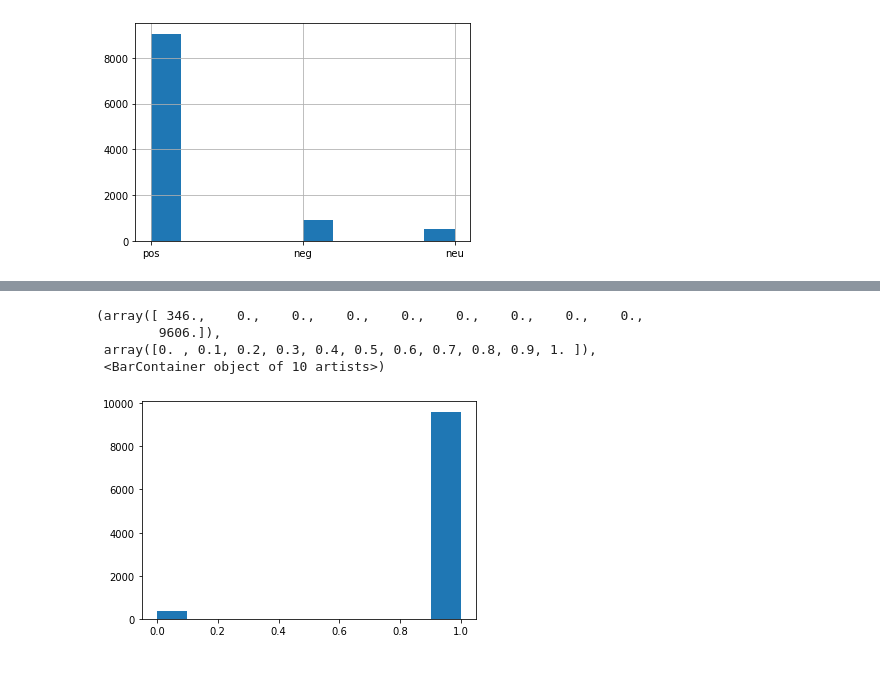
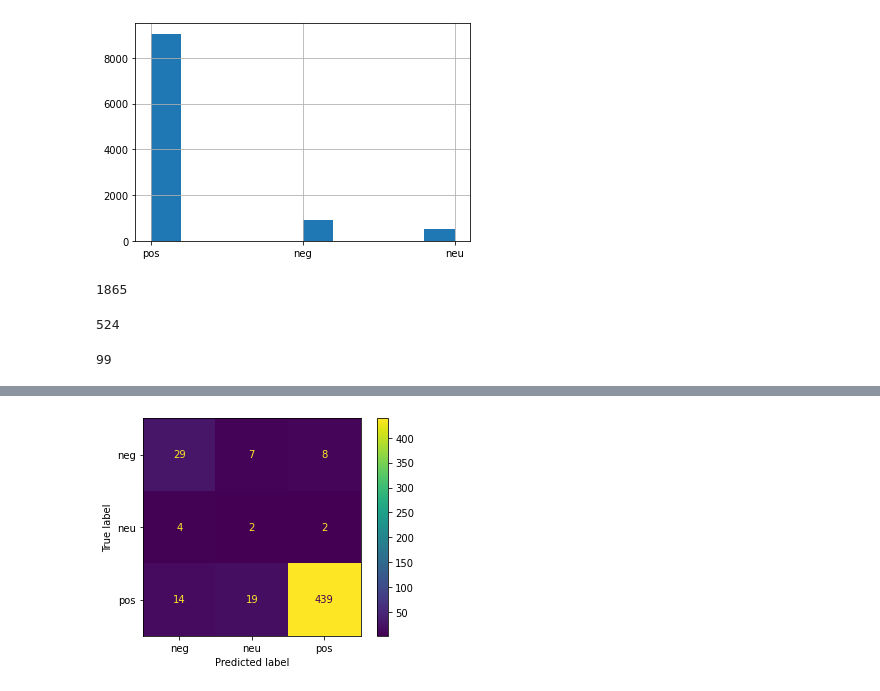
Before and after one commit to emroczko/NLP, a Jupyter notebook: linear_model_experiments.ipynb, the cells around one changed output, grey strips where cells are left out. Saved outputs shown, nothing was run; the diff lists cells and outputs as text; code cells hidden in the pictures.

Commit message:
linear model experiments fix and final doc start

```diff
--- a/linear_model_experiments.ipynb
+++ b/linear_model_experiments.ipynb
@@ -81,3 +79,5 @@ def getDatasets(dataset_path, BATCH_SIZE, trainer):
+# %%
+results = pd.DataFrame(columns=['experimentName', 'accuracy', 'recall', 'f1_score', 'training samples'])
 # %%
 ptm = pd.read_json("FinalDatasets/complete_dataset_ptm.json")
 # %%
@@ -85,7 +85,20 @@ ptm['label'].hist()
 # %% [output]
 <AxesSubplot:>
 [figure]
+# %%
+len(train_dataloader.dataset)
+# %% [output]
+1865
+# %%
+len(valid_dataloader.dataset)
+# %% [output]
+524
+# %%
+len(test_dataloader.dataset)
+# %% [output]
+99
 # %%
+experimentName = "training on complete_dataset_ptm"
 # Hyperparameters
 EPOCHS = 10  # epoch
 LR = 5  # learning rate
@@ -96,25 +109,21 @@ device = torch.device("cuda" if torch.cuda.is_available() else "cpu")
 dataset = reviews(root=dataset_path, split='train')
 
 trainer = Trainer(dataset, device, LR)
-# train_dataloader, test_dataloader = getDatasets(dataset_path, BATCH_SIZE, trainer)
-train_dataloader, valid_dataloader, test_dataloader = getDatasets(dataset_path, BATCH_SIZE, trainer)
+train_dataloader, test_dataloader = getDatasets(dataset_path, BATCH_SIZE, trainer)
 train(trainer, train_dataloader, test_dataloader)
 
+preds, labels = predict(trainer, train_dataloader)
+eval = evaluate(trainer, test_dataloader, experimentName)
+results = pd.concat([results, eval])
 
-# train(trainer, dataset_path)
+ex_text_str1 = "Super mega proszek, bardzo dobry"
+ex_text_str2 = "Totalny badziew szkoda pieniędzy, beznadziejny, porażka."
+ex_text_str3 = "Nie domywa ale ładnie pachnie. Zostają smugi"
+ex_text_str4 = "Nie rozpuszczają się, dobrze domywają, ładnie pachną, ale bardzo drogie"
 
-# reviews_labels = {1: "Negative",
-#                     2: "Neutral",
-#                     3: "Positive"}
-
-# ex_text_str1 = "Super mega proszek, bardzo dobry"
-# ex_text_str2 = "Totalny badziew szkoda pieniędzy, beznadziejny, porażka"
-# ex_text_str3 = "Nie domywa ale ładnie pachnie. Zostają smugi"
-# ex_text_str4 = "Nie rozpuszczają się, dobrze domywają, ładnie pachną, ale bardzo drogie"
-
-# print("This is a %s review" % reviews_labels[trainer.predict(ex_text_str1)])
-# print("This is a %s review" % reviews_labels[trainer.predict(ex_text_str2)])
-# print("This is a %s review" % reviews_labels[trainer.predict(ex_text_str3)])
-# print("This is a %s review" % reviews_labels[trainer.predict(ex_text_str4)])
+print(f"LABEL: {reviews_labels[predictSingleEntry(trainer, ex_text_str1)]} TXT: {ex_text_str1}")
+print(f"LABEL: {reviews_labels[predictSingleEntry(trainer, ex_text_str2)]} TXT: {ex_text_str2}")
+print(f"LABEL: {reviews_labels[predictSingleEntry(trainer, ex_text_str3)]} TXT: {ex_text_str3}")
+print(f"LABEL: {reviews_labels[predictSingleEntry(trainer, ex_text_str4)]} TXT: {ex_text_str4}")
 # %% [output]
 -----------------------------------------------------------
@@ -136,0 +146 @@ train(trainer, train_dataloader, test_dataloader)
+[figure, added]
@@ -139,8 +146,0 @@ preds, labels = predict(trainer, train_dataloader)
-# %%
-plt.hist(preds)
-# %% [output]
-(array([ 346.,    0.,    0.,    0.,    0.,    0.,    0.,    0.,    0.,
-        9606.]),
- array([0. , 0.1, 0.2, 0.3, 0.4, 0.5, 0.6, 0.7, 0.8, 0.9, 1. ]),
- <BarContainer object of 10 artists>)
-[figure, removed]
```
Also changed, not shown: parts of 9 cells of this notebook, 2 other files.
